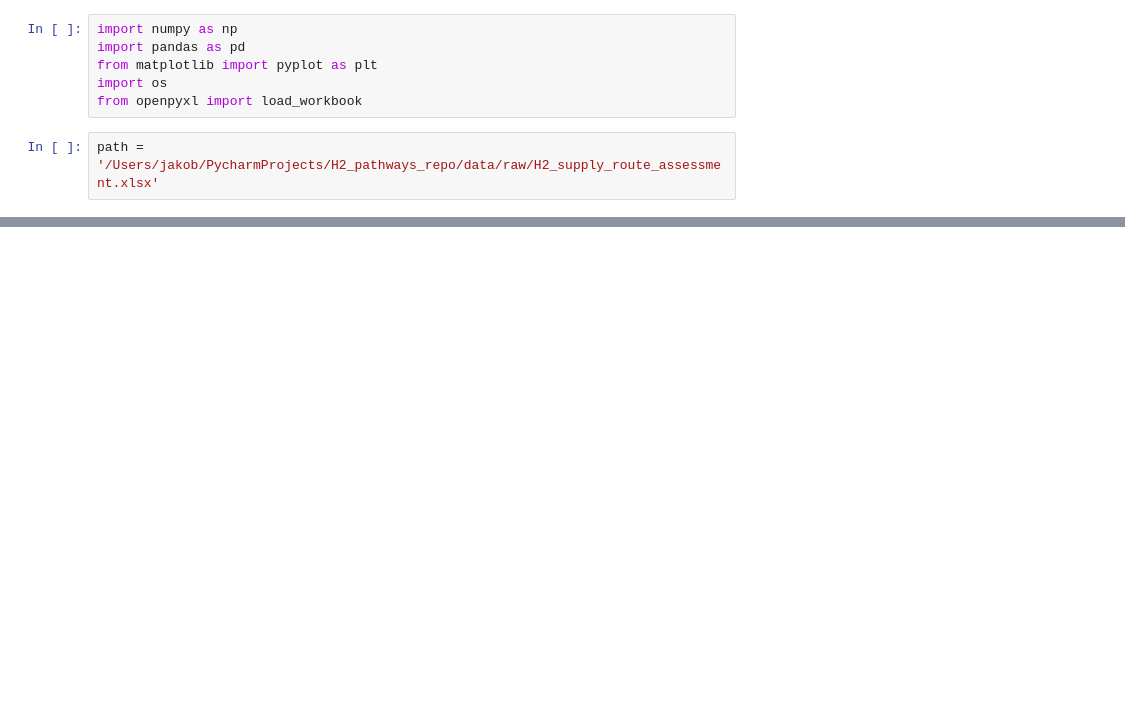
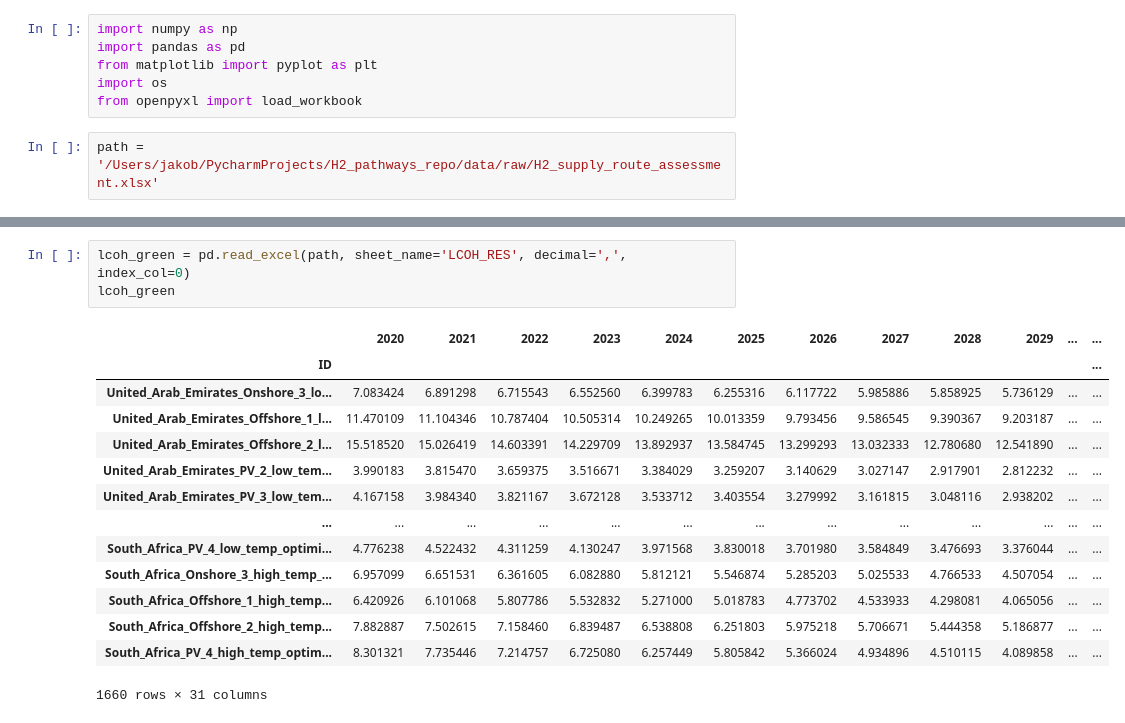
Before and after one commit to ReuterJakob/H2_pathways_repo, a Jupyter notebook: notebooks/Emissions/Supply_Emissions.ipynb, the cells around one changed output, grey strips where cells are left out. Drawn from its saved outputs; the diff is of its cells as text; blank space fills up the shorter version.

```diff
--- a/notebooks/Emissions/Supply_Emissions.ipynb
+++ b/notebooks/Emissions/Supply_Emissions.ipynb
@@ -26,0 +27,18 @@ GHG
+# %%
+lcoh_green = pd.read_excel(path, sheet_name='LCOH_RES', decimal=',', index_col=0)
+lcoh_green
+# %% [output]
+|  | 2020 | 2021 | 2022 | 2023 | 2024 | 2025 | 2026 | 2027 | 2028 | 2029 | ... | ... |
+| ID |  |  |  |  |  |  |  |  |  |  |  | ... |
+| United_Arab_Emirates_Onshore_3_lo... | 7.083424 | 6.891298 | 6.715543 | 6.552560 | 6.399783 | 6.255316 | 6.117722 | 5.985886 | 5.858925 | 5.736129 | ... | ... |
+| United_Arab_Emirates_Offshore_1_l... | 11.470109 | 11.104346 | 10.787404 | 10.505314 | 10.249265 | 10.013359 | 9.793456 | 9.586545 | 9.390367 | 9.203187 | ... | ... |
+| United_Arab_Emirates_Offshore_2_l... | 15.518520 | 15.026419 | 14.603391 | 14.229709 | 13.892937 | 13.584745 | 13.299293 | 13.032333 | 12.780680 | 12.541890 | ... | ... |
+| United_Arab_Emirates_PV_2_low_tem... | 3.990183 | 3.815470 | 3.659375 | 3.516671 | 3.384029 | 3.259207 | 3.140629 | 3.027147 | 2.917901 | 2.812232 | ... | ... |
+| United_Arab_Emirates_PV_3_low_tem... | 4.167158 | 3.984340 | 3.821167 | 3.672128 | 3.533712 | 3.403554 | 3.279992 | 3.161815 | 3.048116 | 2.938202 | ... | ... |
+| ... | ... | ... | ... | ... | ... | ... | ... | ... | ... | ... | ... | ... |
+| South_Africa_PV_4_low_temp_optimi... | 4.776238 | 4.522432 | 4.311259 | 4.130247 | 3.971568 | 3.830018 | 3.701980 | 3.584849 | 3.476693 | 3.376044 | ... | ... |
+| South_Africa_Onshore_3_high_temp_... | 6.957099 | 6.651531 | 6.361605 | 6.082880 | 5.812121 | 5.546874 | 5.285203 | 5.025533 | 4.766533 | 4.507054 | ... | ... |
+| South_Africa_Offshore_1_high_temp... | 6.420926 | 6.101068 | 5.807786 | 5.532832 | 5.271000 | 5.018783 | 4.773702 | 4.533933 | 4.298081 | 4.065056 | ... | ... |
+| South_Africa_Offshore_2_high_temp... | 7.882887 | 7.502615 | 7.158460 | 6.839487 | 6.538808 | 6.251803 | 5.975218 | 5.706671 | 5.444358 | 5.186877 | ... | ... |
+| South_Africa_PV_4_high_temp_optim... | 8.301321 | 7.735446 | 7.214757 | 6.725080 | 6.257449 | 5.805842 | 5.366024 | 4.934896 | 4.510115 | 4.089858 | ... | ... |
+1660 rows × 31 columns
```
Also changed, not shown: parts of 24 cells of this notebook, 10 other files.
